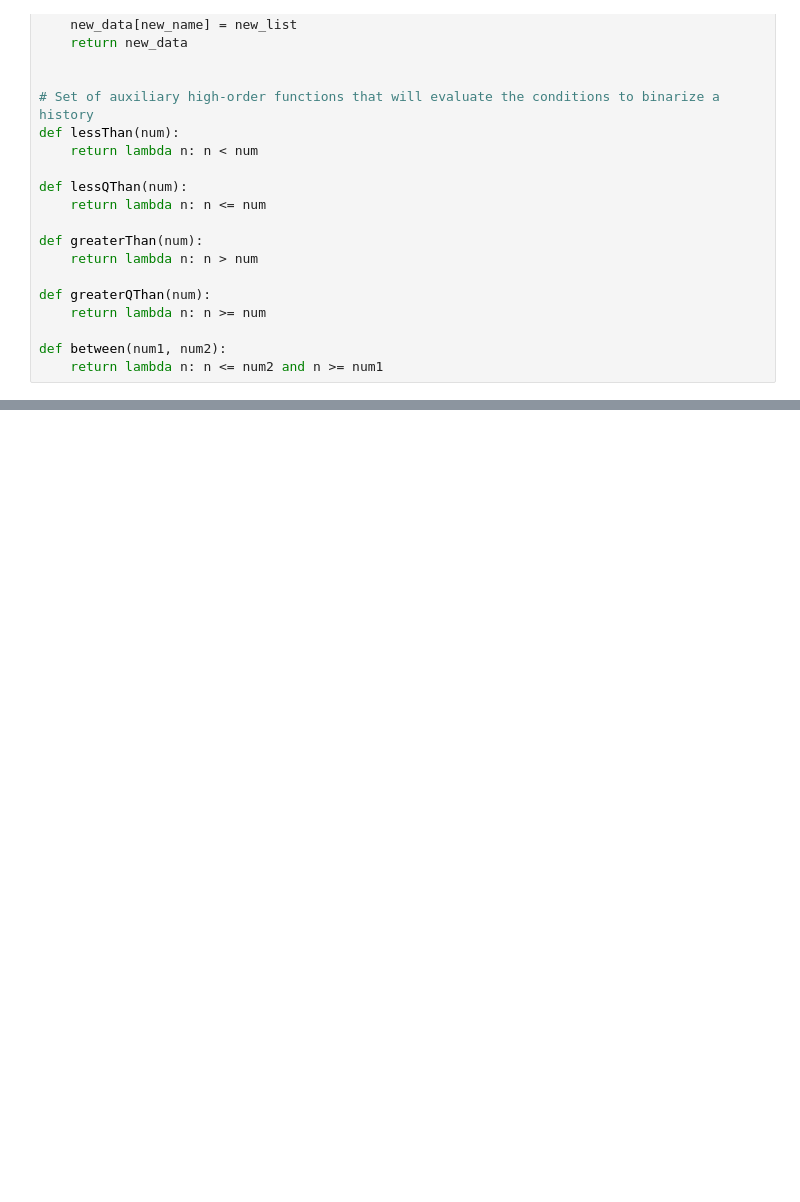
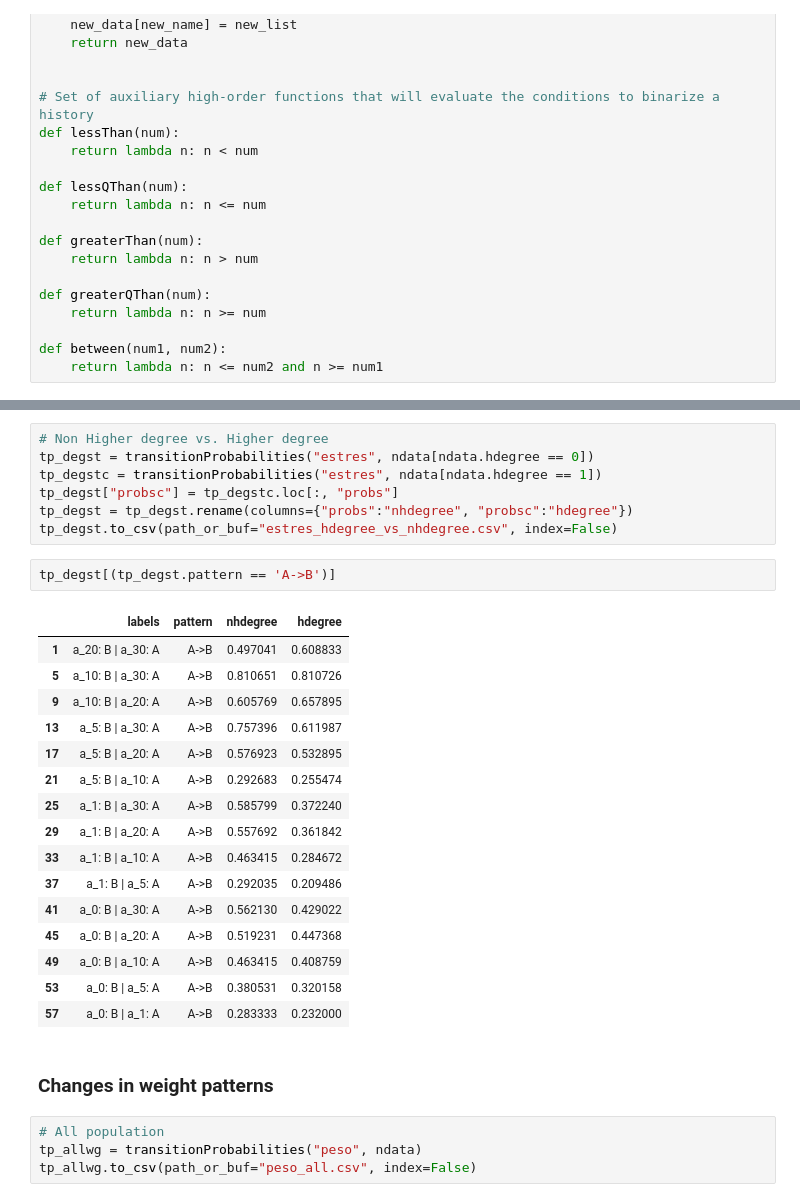
Before and after one commit to vicalbiter/histories, a Jupyter notebook: HistCreation - v1.1.ipynb, the cells around one changed output, grey strips where cells are left out. Saved outputs shown, nothing was run; the diff lists cells and outputs as text; blank space fills up the shorter version.

```diff
--- a/HistCreation - v1.1.ipynb
+++ b/HistCreation - v1.1.ipynb
@@ -151,0 +270,32 @@ def getEpsilon(feature, category, classFeature, classCategory, data):
+# %%
+# Non Higher degree vs. Higher degree
+tp_degst = transitionProbabilities("estres", ndata[ndata.hdegree == 0])
+tp_degstc = transitionProbabilities("estres", ndata[ndata.hdegree == 1])
+tp_degst["probsc"] = tp_degstc.loc[:, "probs"]
+tp_degst = tp_degst.rename(columns={"probs":"nhdegree", "probsc":"hdegree"})
+tp_degst.to_csv(path_or_buf="estres_hdegree_vs_nhdegree.csv", index=False)
+# %%
+tp_degst[(tp_degst.pattern == 'A->B')]
+# %% [output]
+|  | labels | pattern | nhdegree | hdegree |
+| 1 | a_20: B | a_30: A | A->B | 0.497041 | 0.608833 |
+| 5 | a_10: B | a_30: A | A->B | 0.810651 | 0.810726 |
+| 9 | a_10: B | a_20: A | A->B | 0.605769 | 0.657895 |
+| 13 | a_5: B | a_30: A | A->B | 0.757396 | 0.611987 |
+| 17 | a_5: B | a_20: A | A->B | 0.576923 | 0.532895 |
+| 21 | a_5: B | a_10: A | A->B | 0.292683 | 0.255474 |
+| 25 | a_1: B | a_30: A | A->B | 0.585799 | 0.372240 |
+| 29 | a_1: B | a_20: A | A->B | 0.557692 | 0.361842 |
+| 33 | a_1: B | a_10: A | A->B | 0.463415 | 0.284672 |
+| 37 | a_1: B | a_5: A | A->B | 0.292035 | 0.209486 |
+| 41 | a_0: B | a_30: A | A->B | 0.562130 | 0.429022 |
+| 45 | a_0: B | a_20: A | A->B | 0.519231 | 0.447368 |
+| 49 | a_0: B | a_10: A | A->B | 0.463415 | 0.408759 |
+| 53 | a_0: B | a_5: A | A->B | 0.380531 | 0.320158 |
+| 57 | a_0: B | a_1: A | A->B | 0.283333 | 0.232000 |
+# %% [markdown]
+### Changes in weight patterns
+# %%
+# All population
+tp_allwg = transitionProbabilities("peso", ndata)
+tp_allwg.to_csv(path_or_buf="peso_all.csv", index=False)
```
Also changed, not shown: parts of 33 cells of this notebook, 14 other files.
